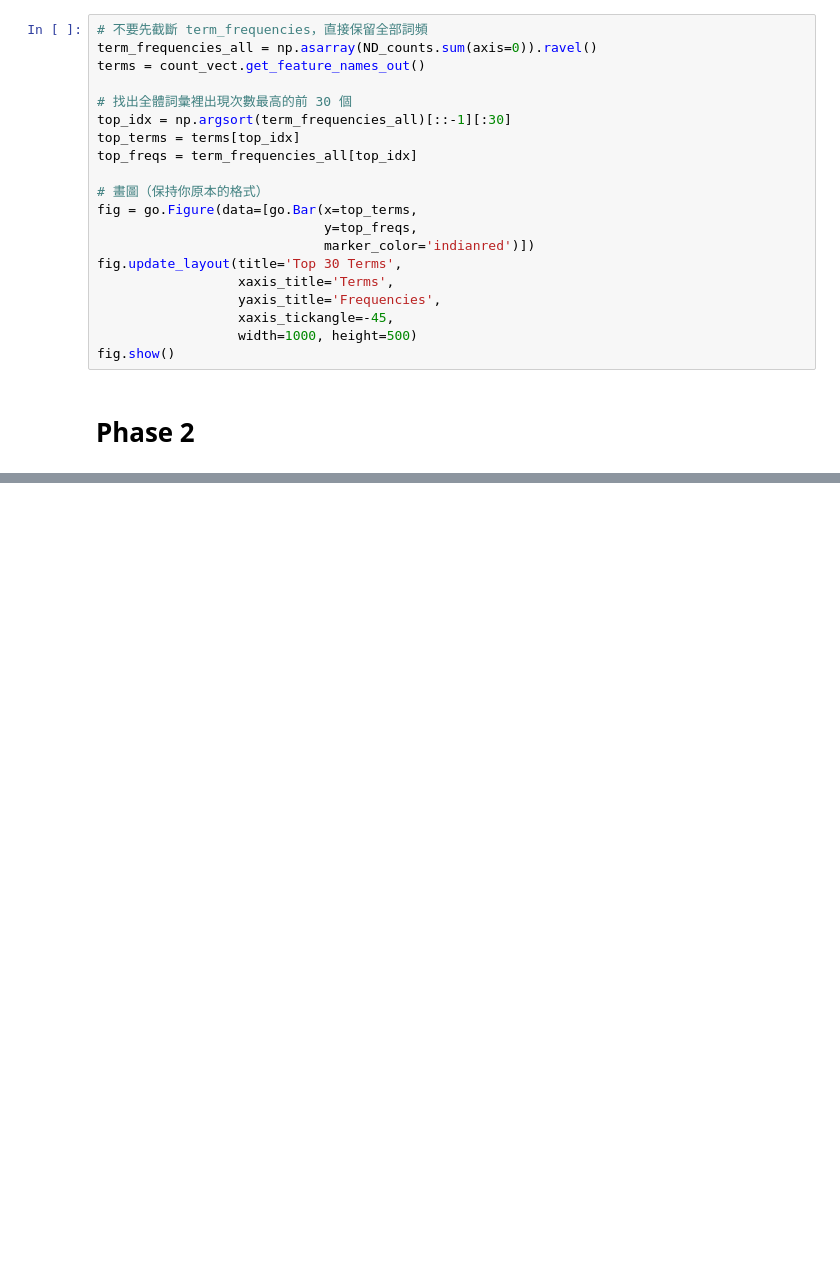
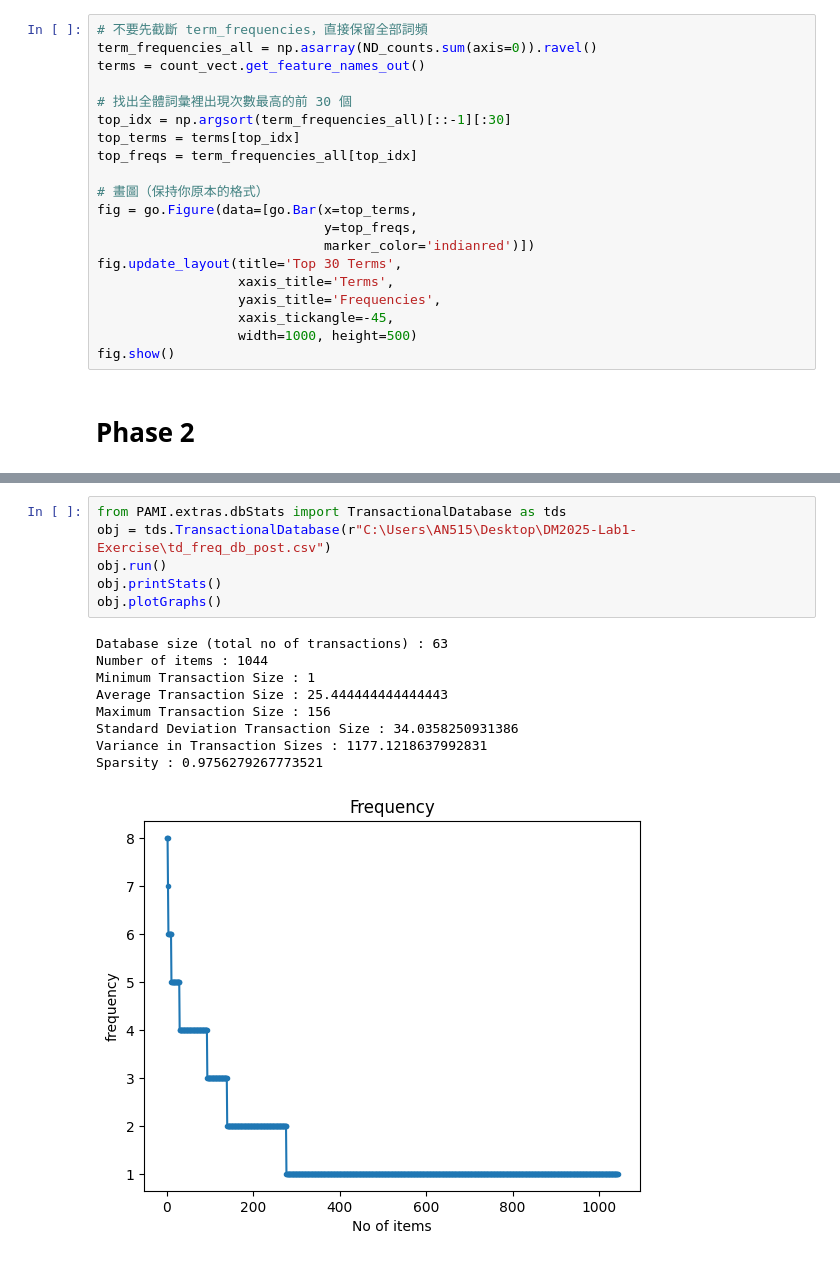
Before and after one commit to NN92002/DM2025-Lab1-Exercise, a Jupyter notebook: DM2025-Lab1-Homework.ipynb, the cells around one changed output, grey strips where cells are left out. Saved outputs shown, nothing was run; the diff lists cells and outputs as text; blank space fills up the shorter version.

```diff
--- a/DM2025-Lab1-Homework.ipynb
+++ b/DM2025-Lab1-Homework.ipynb
@@ -434,0 +622,16 @@ fig.show()
+# %%
+from PAMI.extras.dbStats import TransactionalDatabase as tds
+obj = tds.TransactionalDatabase(r"C:\Users\AN515\Desktop\DM2025-Lab1-Exercise\td_freq_db_post.csv")
+obj.run()
+obj.printStats()
+obj.plotGraphs()
+# %% [output]
+Database size (total no of transactions) : 63
+Number of items : 1044
+Minimum Transaction Size : 1
+Average Transaction Size : 25.444444444444443
+Maximum Transaction Size : 156
+Standard Deviation Transaction Size : 34.0358250931386
+Variance in Transaction Sizes : 1177.1218637992831
+Sparsity : 0.9756279267773521
+[figure, added]
```
Also changed, not shown: parts of 37 cells of this notebook, 9 other files.
